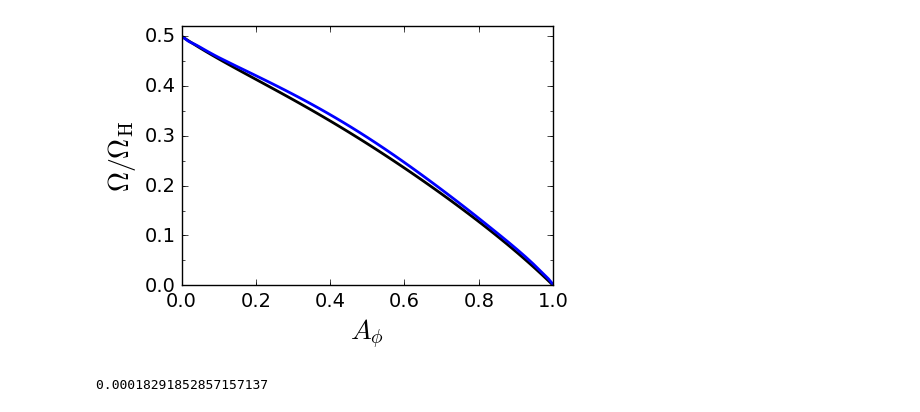
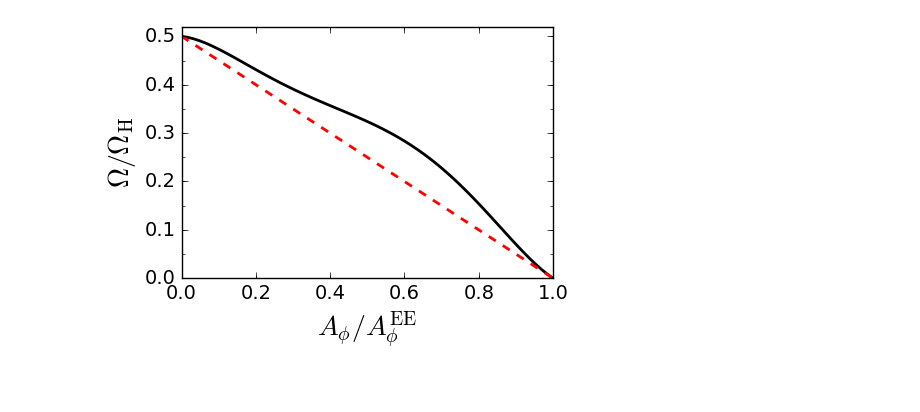
Before and after one commit to zhenpan/Uniform_Sol, a Jupyter notebook: plot.ipynb, the cells around one changed output. Drawn from its saved outputs; the diff is of its cells as text; code cells hidden in the pictures.

```diff
--- a/plot.ipynb
+++ b/plot.ipynb
@@ -67,25 +150,22 @@ plot(U[1,1:150], fsq); fsq2_avg
 # %%
+@load "/home/zhenpan/Astroph/Uniform_Sol/scripts/a0.95.jld"
+
 Ubm = linspace(0., U_H, 64)
 fig = figure(figsize=(5, 3.6))
 plot(Ubm/U_H, Ω_I.Ωspl(Ubm)/crd.Ω_H, lw = 2, "k")
-#plot(Ubm/U_H, 0.5*(1-Ubm/U_H), lw = 2, "r--")
-plot(Ω_sim[:,1]/Ω_sim[end,1], Ω_sim[:,2], lw = 2)
+plot(Ubm/U_H, 0.5*(1-Ubm/U_H), lw = 2, "r--")
+#plot(Ω998_sim[:,1]/Ω998_sim[end,1], Ω998_sim[:,2], lw = 2)
 ylim(0., 0.52)
-xlabel(L"$A_\phi$", fontsize = 20)
+xlabel(L"$A_\phi/A_\phi^{\rm EE}$", fontsize = 20)
 ylabel(L"$\Omega/ \Omega_{\rm H}$", fontsize = 20)
 tick_params(axis="both", which="major", length =4, labelsize=14)
 ax = gca()
 mx = matplotlib[:ticker][:MultipleLocator](0.2)
 My = matplotlib[:ticker][:MultipleLocator](0.1) # Define interval of major ticks
 my = matplotlib[:ticker][:MultipleLocator](0.05)
 ax[:xaxis][:set_minor_locator](mx)
 ax[:yaxis][:set_major_locator](My)
 ax[:yaxis][:set_minor_locator](my)
 tight_layout()
-savefig("f2.pdf")
 # %% [output]
-[figure, old version]
+[figure, new version]
-# %%
-fsq2_avg
-# %% [output]
-0.00018291852857157137
```
Also changed, not shown: parts of 16 cells of this notebook, 11 other files.
